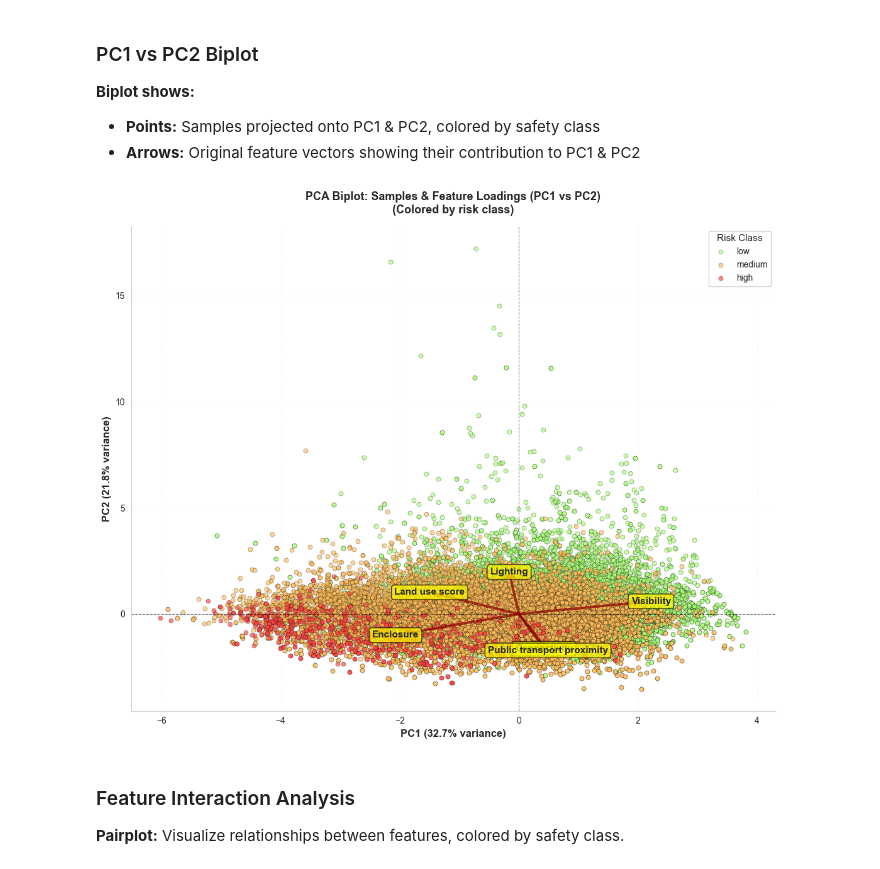
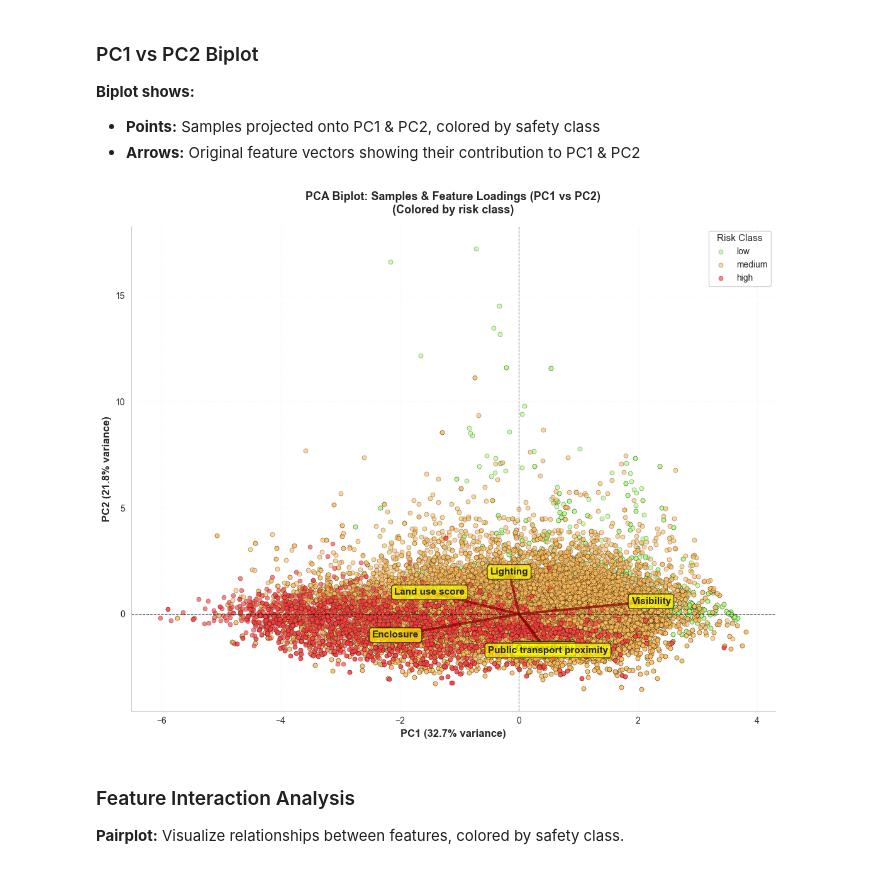
Before and after one commit to modnas-m/MaCAD26-G01-DataEncoding, a Jupyter notebook: notebooks/03_PCA.ipynb, the cells around one changed output. Saved outputs shown, nothing was run; the diff lists cells and outputs as text; code cells hidden in the pictures.

```diff
--- a/notebooks/03_PCA.ipynb
+++ b/notebooks/03_PCA.ipynb
@@ -517,17 +517,14 @@ biplot_df = pd.DataFrame(
     columns=['PC1', 'PC2']
  )
 
-# Use a real risk_class column if the dataframe has one; otherwise derive it from the numeric score
-if 'risk_class' in features.columns:
-    biplot_df['risk_class'] = features.loc[X.index, 'risk_class'].reset_index(drop=True).astype(str)
-else:
-    risk_numeric = pd.to_numeric(y.reset_index(drop=True), errors='coerce')
-    biplot_df['risk_class'] = pd.cut(
-        risk_numeric,
-        bins=[-np.inf, 0.33, 0.66, np.inf],
-        labels=['low', 'medium', 'high'],
-        include_lowest=True
-    ).astype(str)
+# Derive risk_class from numeric `risk_score` (always use numeric score, ignore any existing risk_class)
+risk_numeric = pd.to_numeric(features.loc[X.index, 'risk_score'], errors='coerce').reset_index(drop=True)
+biplot_df['risk_class'] = pd.cut(
+    risk_numeric,
+    bins=[-np.inf, 0.33, 0.66, np.inf],
+    labels=['low', 'medium', 'high'],
+    include_lowest=True
+).astype(str)
 
 # Create biplot
 fig, ax = plt.subplots(figsize=(11, 9))
@@ -567,34 +564,34 @@ for i, feature in enumerate(FEATURE_COLS):
     )
 
     # Label arrows
     ax.text(
         arrow_scale * loadings_2pc[0, i] * 1.15,
         arrow_scale * loadings_2pc[1, i] * 1.15,
         clean_name(feature),
         fontsize=11,
         fontweight='bold',
         ha='center',
         va='center',
         bbox=dict(boxstyle='round,pad=0.3', facecolor='yellow', alpha=0.7, edgecolor='black'),
         zorder=4
     )
 
 # Formatting
 ax.axhline(y=0, color='k', linestyle='--', linewidth=0.8, alpha=0.5)
 ax.axvline(x=0, color='k', linestyle='--', linewidth=0.8, alpha=0.5)
 ax.grid(True, alpha=0.2, linestyle=':')
 
 ax.set_xlabel(f'PC1 ({explained_variance_ratio[0]:.1%} variance)', fontsize=12, fontweight='bold')
 ax.set_ylabel(f'PC2 ({explained_variance_ratio[1]:.1%} variance)', fontsize=12, fontweight='bold')
 ax.set_title('PCA Biplot: Samples & Feature Loadings (PC1 vs PC2)\n(Colored by risk class)',
              fontsize=13, fontweight='bold', pad=15)
 ax.legend(title='Risk Class', fontsize=10, title_fontsize=11, loc='best', framealpha=0.9)
 ax.spines[['top', 'right']].set_visible(False)
 
 plt.tight_layout()
 plt.show()
 # %% [output]
-[figure, old version]
+[figure, new version]
 # %% [markdown]
 ### Feature Interaction Analysis
 
```
Also changed, not shown: parts of 1 cell of this notebook, 13 other files.
